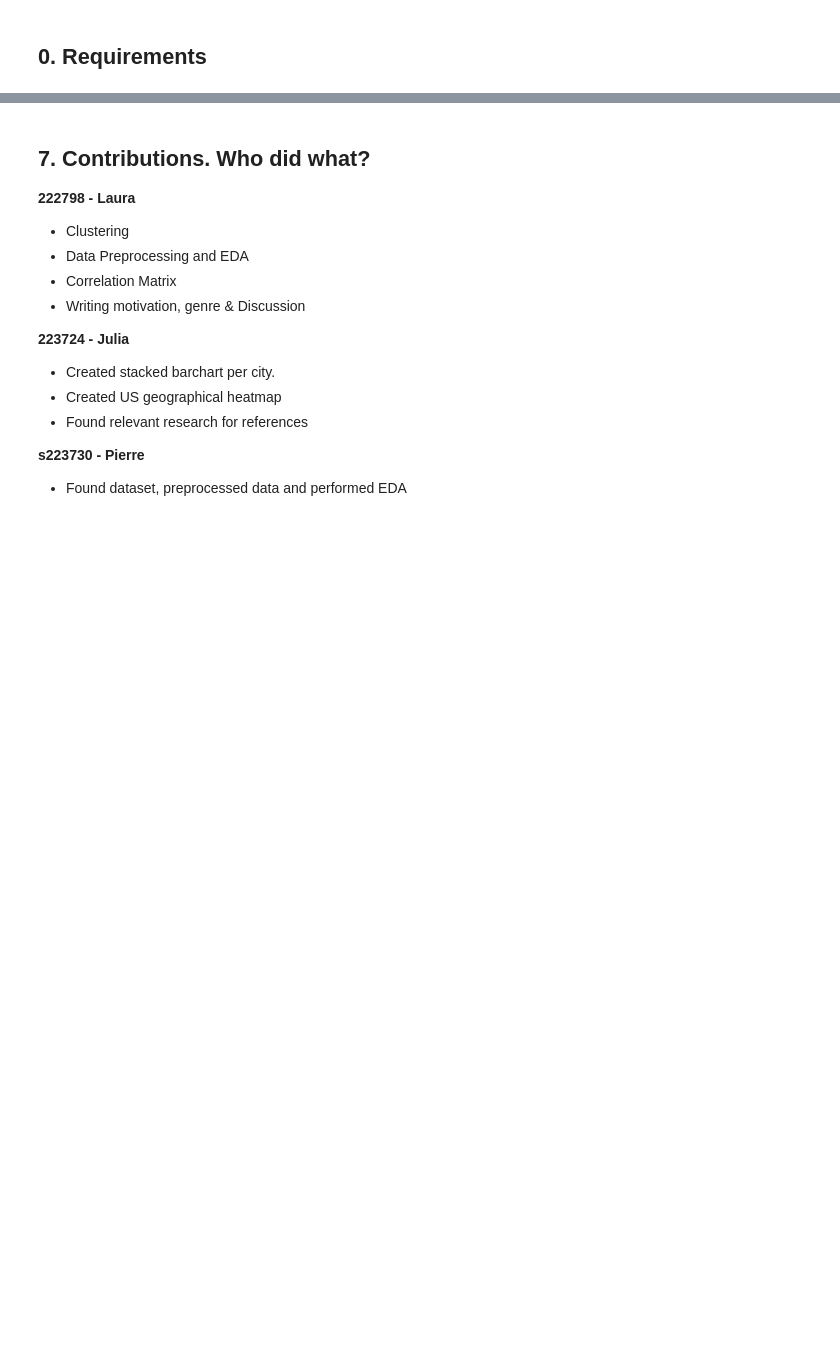
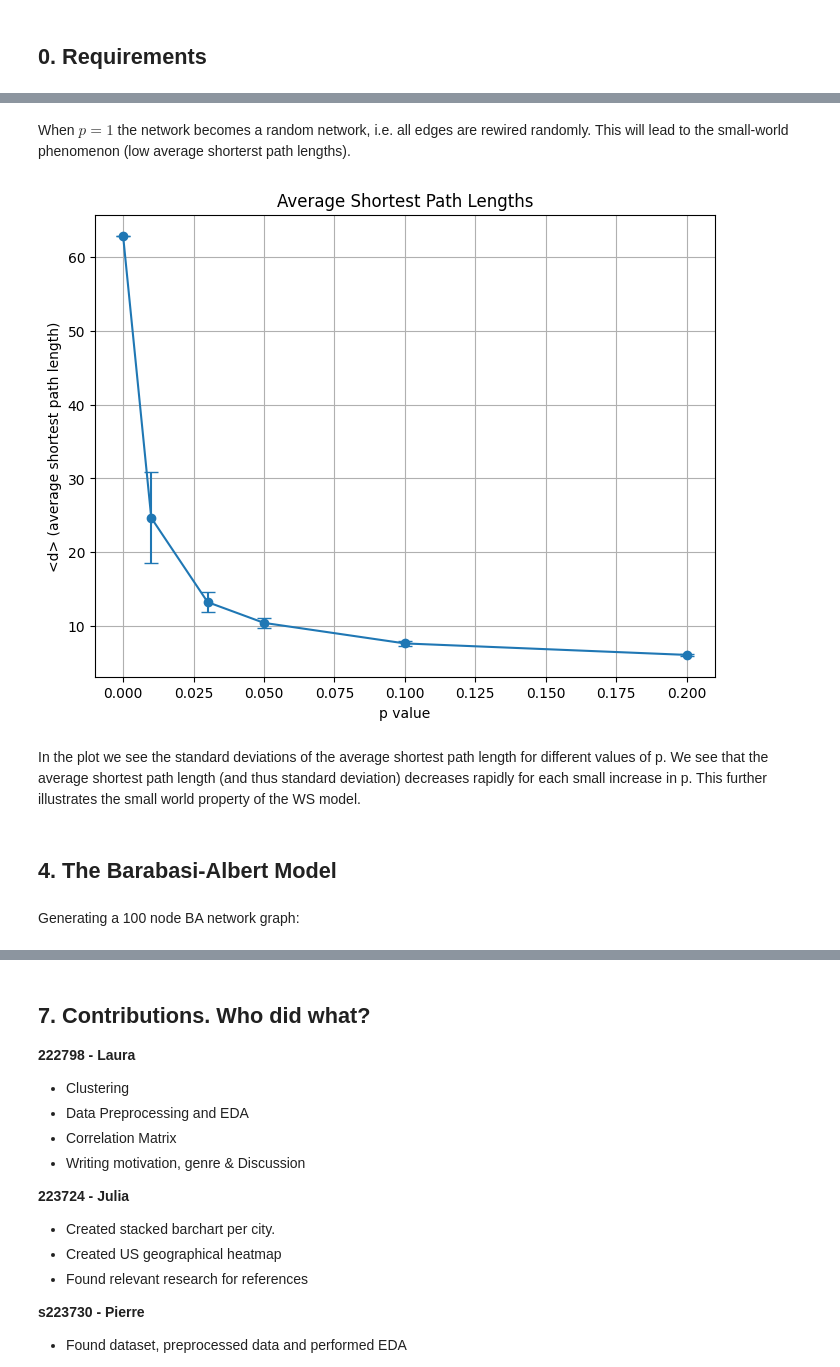
Before and after one commit to pierrehogenhaug/socialgraphs2023, a Jupyter notebook: assignments/ass1.ipynb, the cells around one changed output, grey strips where cells are left out. Drawn from its saved outputs; the diff is of its cells as text; code cells hidden in the pictures; blank space fills up the shorter version.

```diff
--- a/assignments/ass1.ipynb
+++ b/assignments/ass1.ipynb
@@ -96,0 +128,35 @@ How many cities do we have?
+# %% [markdown]
+When $p=1$ the network becomes a random network, i.e. all edges are rewired randomly. This will lead to the small-world phenomenon (low average shorterst path lengths).
+# %%
+p_values = [0., 0.01, 0.03, 0.05, 0.1, 0.2]
+avg_d_values = []
+std_values = []
+
+# exploring the WS model with different p_values
+for p in p_values:
+    path_lengths = []
+    # generating and finding avg shortest path length in 50 WS networks
+    for _ in range(50):
+        G = nx.watts_strogatz_graph(N, k, p)
+        avg_d = nx.average_shortest_path_length(G)
+        path_lengths.append(avg_d)
+
+    avg_d_values.append(np.mean(path_lengths))
+    std_values.append(np.std(path_lengths))
+
+# Plotting
+plt.figure(figsize=(8,6))
+plt.errorbar(p_values, avg_d_values, yerr=std_values, marker='o', capsize=5)
+plt.title('Average Shortest Path Lengths')
+plt.xlabel('p value')
+plt.ylabel('<d> (average shortest path length)')
+plt.grid(True)
+plt.show()
+# %% [output]
+[figure, added]
+# %% [markdown]
+In the plot we see the standard deviations of the average shortest path length for different values of p. We see that the average shortest path length (and thus standard deviation) decreases rapidly for each small increase in p. This further illustrates the small world property of the WS model.
+# %% [markdown]
+## 4. The Barabasi-Albert Model <a class="anchor" id="barabasi"></a>
+# %% [markdown]
+Generating a 100 node BA network graph:
```
Also changed, not shown: parts of 79 cells of this notebook, 1 other file.
